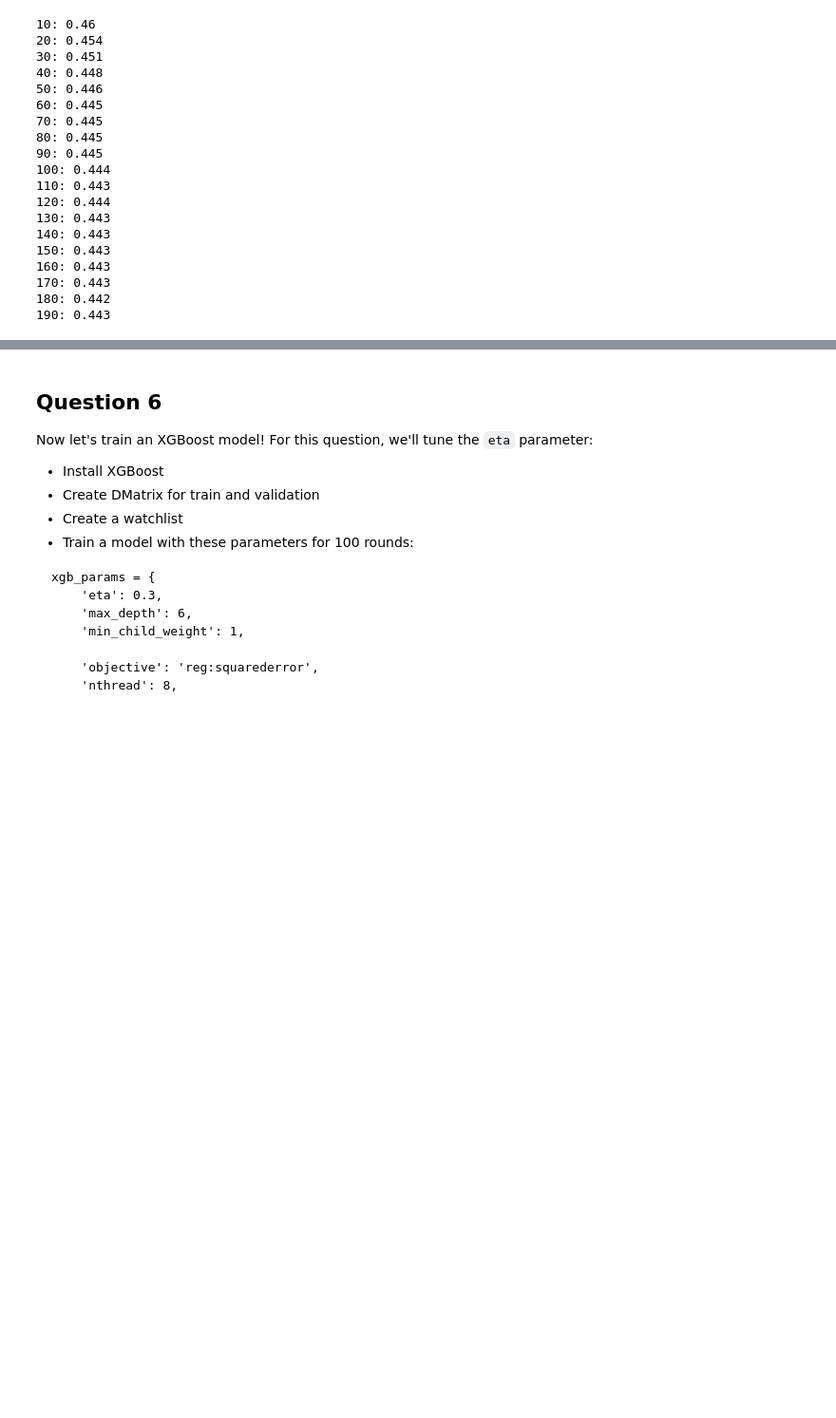
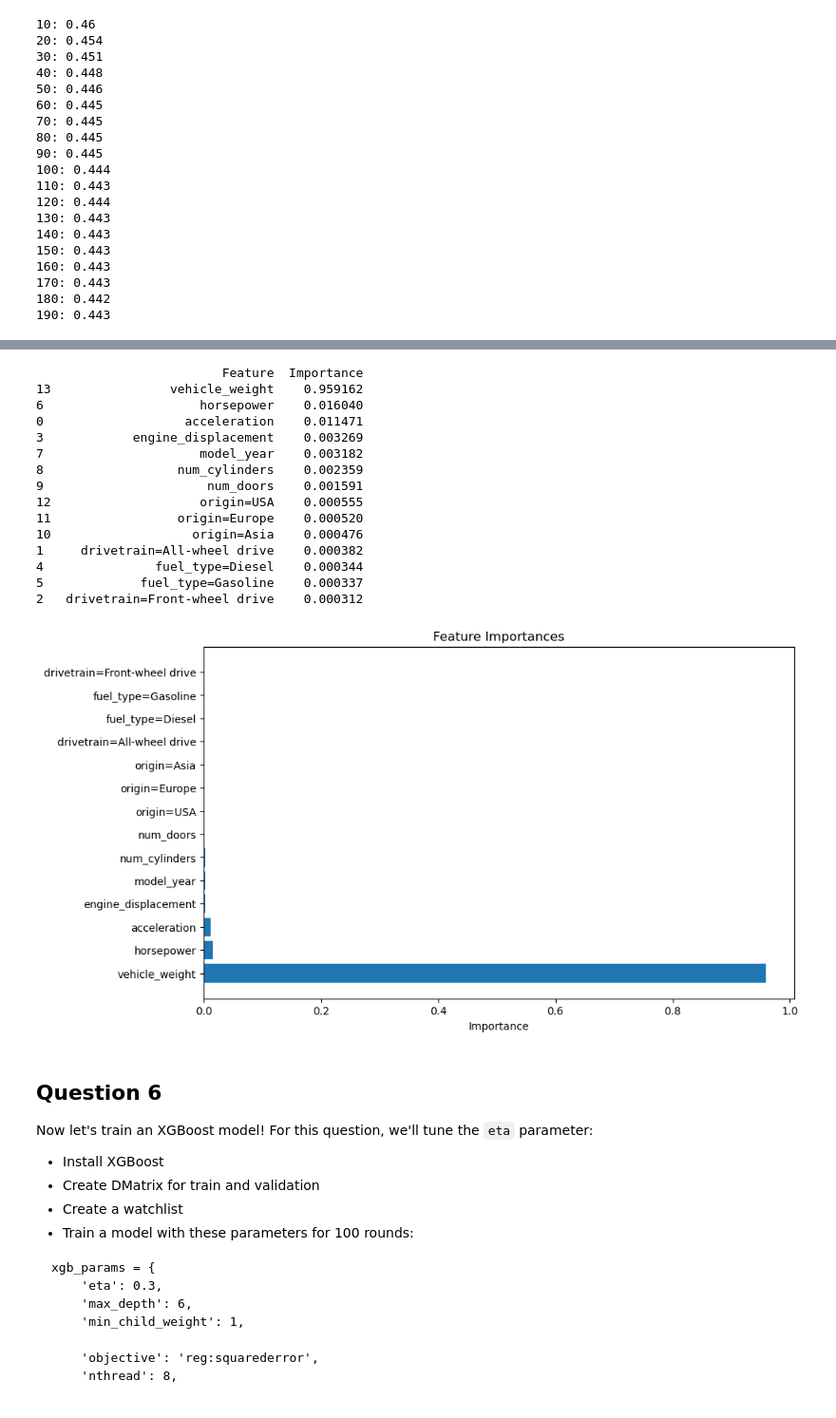
Before and after one commit to rosa-lpz/machine-learning-zoomcamp-homework, a Jupyter notebook: 06-trees/homework-06.ipynb, the cells around one changed output, grey strips where cells are left out. Shown at 95% size. Saved outputs shown, nothing was run; the diff lists cells and outputs as text; code cells hidden in the pictures; blank space fills up the shorter version.

```diff
--- a/06-trees/homework-06.ipynb
+++ b/06-trees/homework-06.ipynb
@@ -305,10 +323,16 @@ What's the best `max_depth`, using the mean RMSE?
 # %%
+
+rmses=[]
+
 # max_depth
 for i in [10, 15, 20, 25]:
+    # n_estimators
     for j in range(10,200,10):
         rf = RandomForestRegressor(max_depth=i,n_estimators=j,random_state=1,n_jobs=-1)
         rf.fit(X_train, y_train)
         y_pred =rf.predict(X_val)
         rmse = np.sqrt(mean_squared_error(y_val, y_pred))
-        rmses
-        print(f"{i}: {round(rmse,3)}")
+        rmses.append(rmse)
+    #rmses_mean=sum(rmses) / len(rmses)
+    rmses_mean=np.mean(rmses)
+    print(f"Max depth: {i} -> RMSE mean: {rmses_mean}")
@@ -343,0 +373,6 @@ What's the most important feature (among these 4)?
+# %%
+rf = RandomForestRegressor(n_estimators=10,
+                           max_depth=20,
+                           random_state=1,
+                           n_jobs=-1)
+rf.fit(X_train, y_train)
@@ -343,0 +381,4 @@ What's the most important feature (among these 4)?
+# %%
+# Access the feature importances
+importances = list(rf.feature_importances_)
+importances
@@ -343,0 +400,3 @@ What's the most important feature (among these 4)?
+# %%
+feature_names=list(dv.get_feature_names_out())
+feature_names
@@ -344,3 +418,34 @@ What's the most important feature (among these 4)?
+# %%
+importance_df = pd.DataFrame({'Feature': feature_names, 'Importance': importances})
+# Sort the features by importance
+importance_df = importance_df.sort_values(by='Importance', ascending=False)
+
+# Print feature importances
+print(importance_df)
+
+# Plot the feature importances
+plt.figure(figsize=(10, 6))
+plt.barh(importance_df['Feature'], importance_df['Importance'])
+plt.xlabel('Importance')
+plt.title('Feature Importances')
+plt.show()
+# %% [output]
+                         Feature  Importance
+13                vehicle_weight    0.959162
+6                     horsepower    0.016040
+0                   acceleration    0.011471
+3            engine_displacement    0.003269
+7                     model_year    0.003182
+8                  num_cylinders    0.002359
+9                      num_doors    0.001591
+12                    origin=USA    0.000555
+11                 origin=Europe    0.000520
+10                   origin=Asia    0.000476
+1     drivetrain=All-wheel drive    0.000382
+4               fuel_type=Diesel    0.000344
+5             fuel_type=Gasoline    0.000337
+2   drivetrain=Front-wheel drive    0.000312
+[figure, added]
 # %% [markdown]
 ## Question 6
 
```
Also changed, not shown: parts of 7 cells of this notebook, 1 other file.
